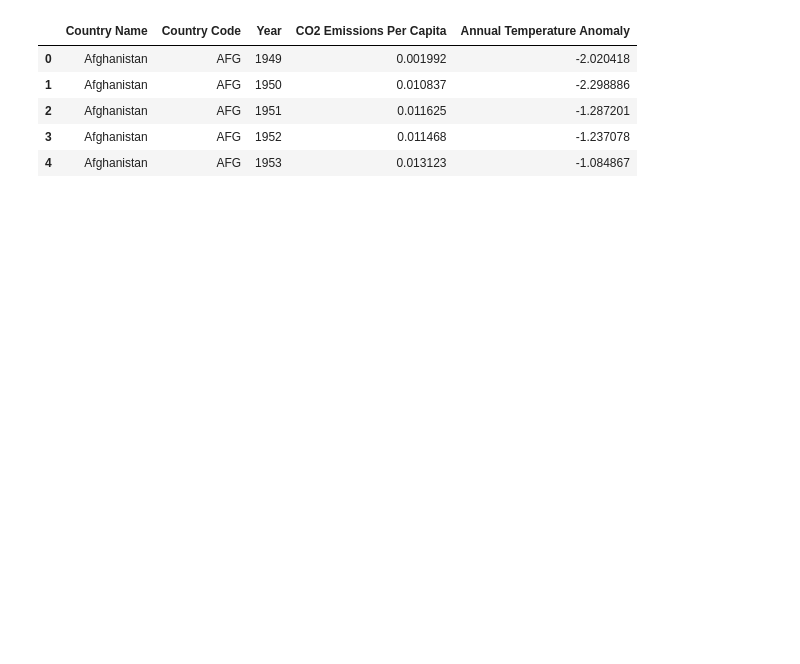
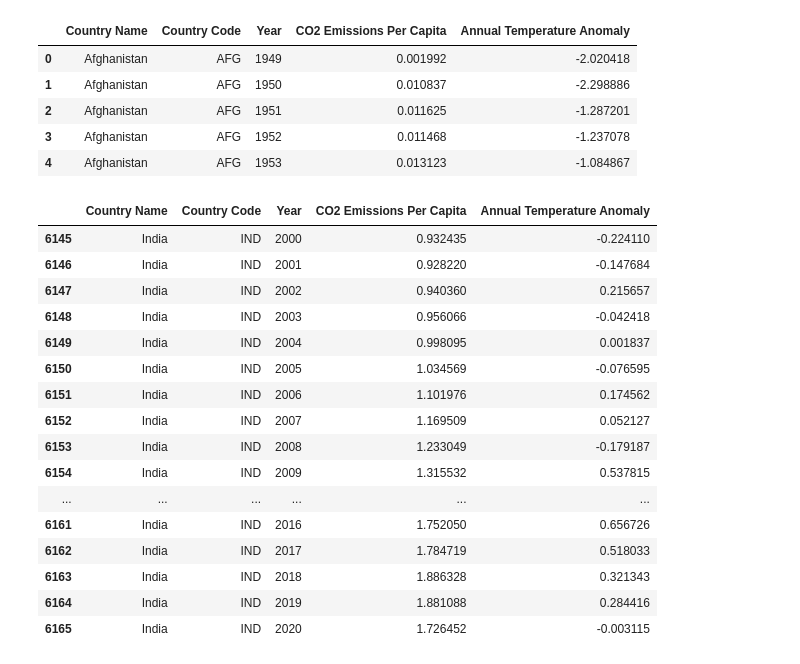
Before and after one commit to Stravis1994/CST184-Data-Analysis-and-Visualization, a Jupyter notebook: CST184_Weekly_Activities/Week_07/climate_analysis.ipynb, the cells around one changed output. Cells and saved outputs as stored; diff of their text form; code cells hidden in the pictures; blank space fills up the shorter version.

```diff
--- a/CST184_Weekly_Activities/Week_07/climate_analysis.ipynb
+++ b/CST184_Weekly_Activities/Week_07/climate_analysis.ipynb
@@ -12,3 +12,29 @@ df.head()
 | 2 | Afghanistan | AFG | 1951 | 0.011625 | -1.287201 |
 | 3 | Afghanistan | AFG | 1952 | 0.011468 | -1.237078 |
 | 4 | Afghanistan | AFG | 1953 | 0.013123 | -1.084867 |
+# %%
+def get_country_data(country, start_year, end_year):
+    country_data = df[df['Country Name'] == country]
+    country_data = country_data[country_data['Year'] >= start_year]
+    country_data = country_data[country_data['Year'] <= end_year]
+    return country_data
+
+get_country_data('India', 2000, 2020)
+# %% [output]
+|  | Country Name | Country Code | Year | CO2 Emissions Per Capita | Annual Temperature Anomaly |
+| 6145 | India | IND | 2000 | 0.932435 | -0.224110 |
+| 6146 | India | IND | 2001 | 0.928220 | -0.147684 |
+| 6147 | India | IND | 2002 | 0.940360 | 0.215657 |
+| 6148 | India | IND | 2003 | 0.956066 | -0.042418 |
+| 6149 | India | IND | 2004 | 0.998095 | 0.001837 |
+| 6150 | India | IND | 2005 | 1.034569 | -0.076595 |
+| 6151 | India | IND | 2006 | 1.101976 | 0.174562 |
+| 6152 | India | IND | 2007 | 1.169509 | 0.052127 |
+| 6153 | India | IND | 2008 | 1.233049 | -0.179187 |
+| 6154 | India | IND | 2009 | 1.315532 | 0.537815 |
+| ... | ... | ... | ... | ... | ... |
+| 6161 | India | IND | 2016 | 1.752050 | 0.656726 |
+| 6162 | India | IND | 2017 | 1.784719 | 0.518033 |
+| 6163 | India | IND | 2018 | 1.886328 | 0.321343 |
+| 6164 | India | IND | 2019 | 1.881088 | 0.284416 |
+| 6165 | India | IND | 2020 | 1.726452 | -0.003115 |
```
Also changed, not shown: parts of 2 cells of this notebook, 2 other files.
